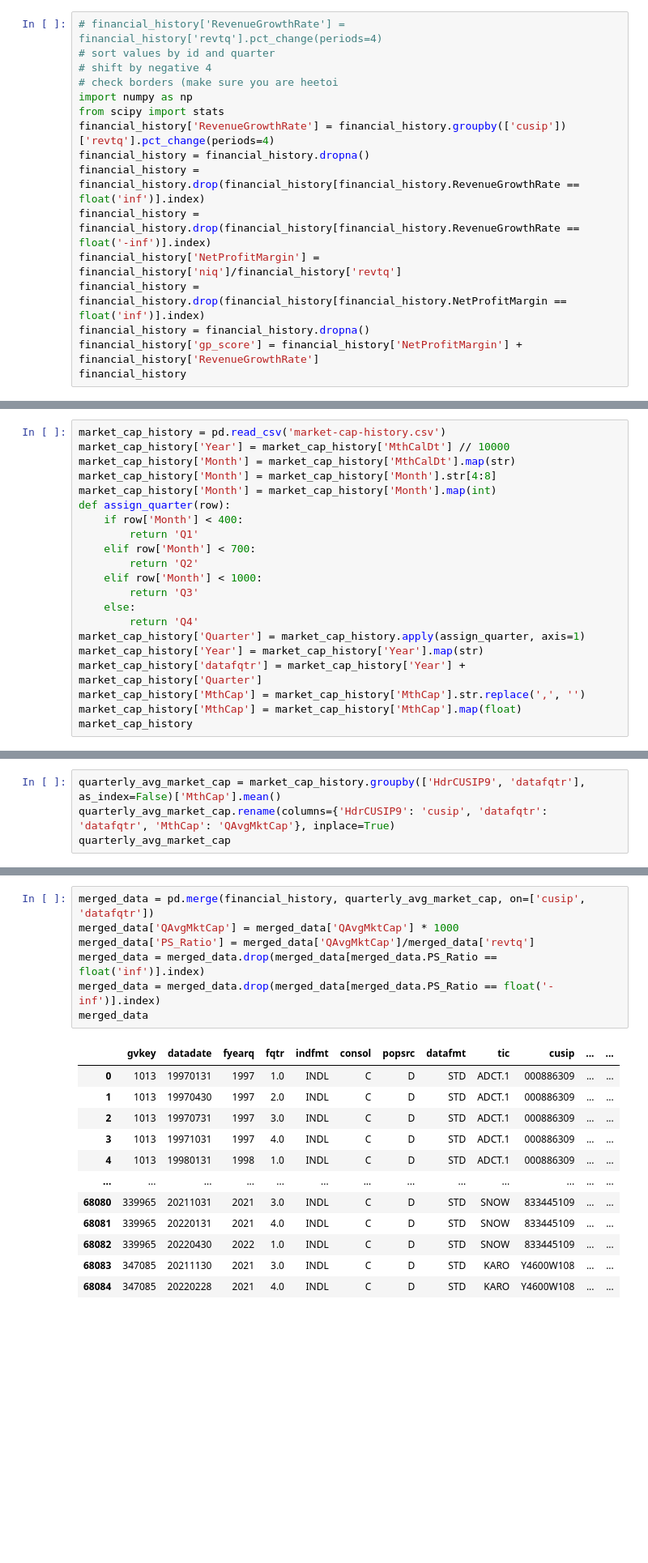
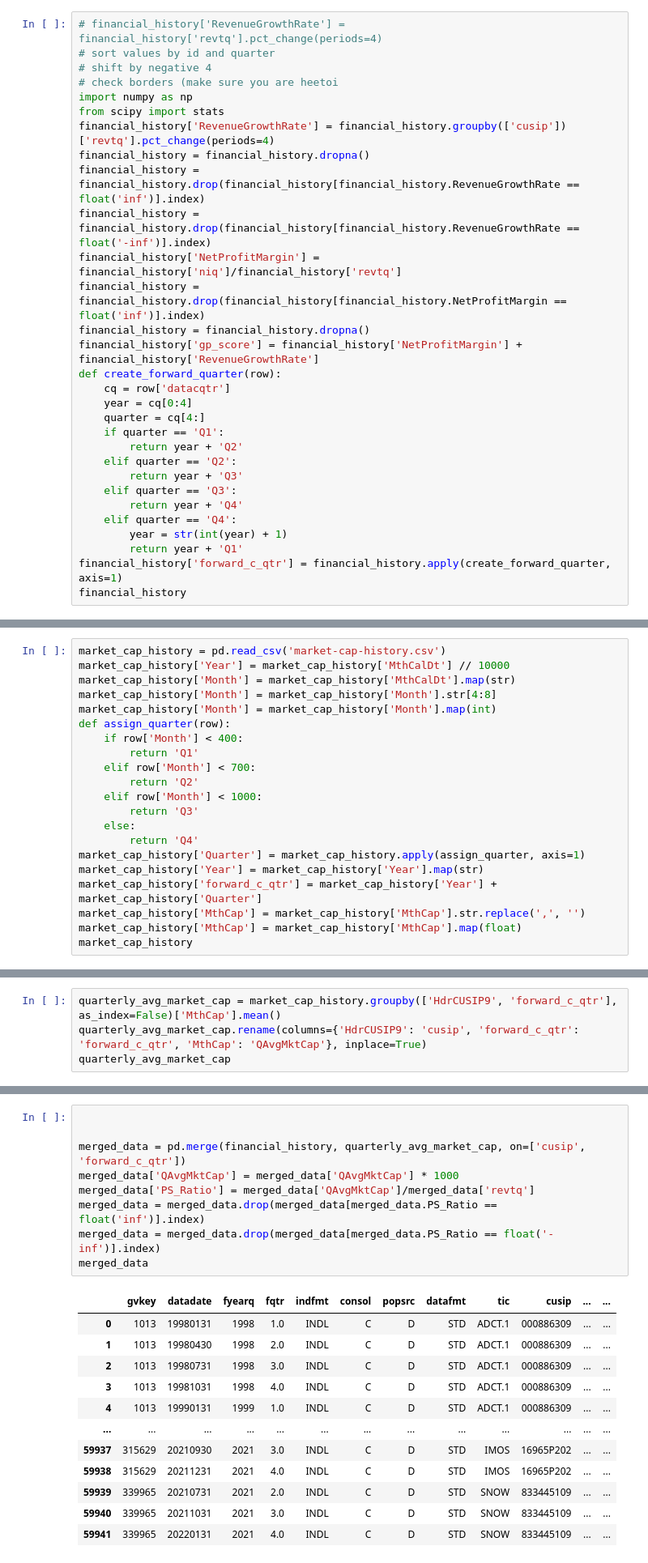
Before and after one commit to bnorman21/big-data-finance-final-project, a Jupyter notebook: finalproject.ipynb, the cells around one changed output, grey strips where cells are left out. Shown: that part at 81% size. Cells and saved outputs as stored; diff of their text form; blank space fills up the shorter version.

```diff
--- a/finalproject.ipynb
+++ b/finalproject.ipynb
@@ -34,6 +34,20 @@ financial_history['NetProfitMargin'] = financial_history['niq']/financial_histor
 financial_history = financial_history.drop(financial_history[financial_history.NetProfitMargin == float('inf')].index)
 financial_history = financial_history.dropna()
 financial_history['gp_score'] = financial_history['NetProfitMargin'] + financial_history['RevenueGrowthRate']
+def create_forward_quarter(row):
+    cq = row['datacqtr']
+    year = cq[0:4]
+    quarter = cq[4:]
+    if quarter == 'Q1':
+        return year + 'Q2'
+    elif quarter == 'Q2':
+        return year + 'Q3'
+    elif quarter == 'Q3':
+        return year + 'Q4'
+    elif quarter == 'Q4':
+        year = str(int(year) + 1)
+        return year + 'Q1'
+financial_history['forward_c_qtr'] = financial_history.apply(create_forward_quarter, axis=1)
 financial_history
 # %% [output]
 |  | gvkey | datadate | fyearq | fqtr | indfmt | consol | popsrc | datafmt | tic | cusip | ... | ... |
@@ -66,7 +80,7 @@ def assign_quarter(row):
         return 'Q4'
 market_cap_history['Quarter'] = market_cap_history.apply(assign_quarter, axis=1)
 market_cap_history['Year'] = market_cap_history['Year'].map(str)
-market_cap_history['datafqtr'] = market_cap_history['Year'] + market_cap_history['Quarter']
+market_cap_history['forward_c_qtr'] = market_cap_history['Year'] + market_cap_history['Quarter']
 market_cap_history['MthCap'] = market_cap_history['MthCap'].str.replace(',', '')
 market_cap_history['MthCap'] = market_cap_history['MthCap'].map(float)
 market_cap_history
@@ -85,7 +99,7 @@ market_cap_history
 | 375535 | 695255109 | PACT | TECH | 20140331 | 550732.32 | 2014 | 331 | Q1 | 2014Q1 |
 375536 rows × 9 columns
 # %%
-quarterly_avg_market_cap = market_cap_history.groupby(['HdrCUSIP9', 'datafqtr'], as_index=False)['MthCap'].mean()
-quarterly_avg_market_cap.rename(columns={'HdrCUSIP9': 'cusip', 'datafqtr': 'datafqtr', 'MthCap': 'QAvgMktCap'}, inplace=True)
+quarterly_avg_market_cap = market_cap_history.groupby(['HdrCUSIP9', 'forward_c_qtr'], as_index=False)['MthCap'].mean()
+quarterly_avg_market_cap.rename(columns={'HdrCUSIP9': 'cusip', 'forward_c_qtr': 'forward_c_qtr', 'MthCap': 'QAvgMktCap'}, inplace=True)
 quarterly_avg_market_cap
 # %% [output]
@@ -103,22 +117,24 @@ quarterly_avg_market_cap
 | 126806 | Y93691106 | 2011Q3 | 925950.000000 |
 126807 rows × 3 columns
 # %%
-merged_data = pd.merge(financial_history, quarterly_avg_market_cap, on=['cusip', 'datafqtr'])
+
+
+merged_data = pd.merge(financial_history, quarterly_avg_market_cap, on=['cusip', 'forward_c_qtr'])
 merged_data['QAvgMktCap'] = merged_data['QAvgMktCap'] * 1000
 merged_data['PS_Ratio'] = merged_data['QAvgMktCap']/merged_data['revtq']
 merged_data = merged_data.drop(merged_data[merged_data.PS_Ratio == float('inf')].index)
 merged_data = merged_data.drop(merged_data[merged_data.PS_Ratio == float('-inf')].index)
 merged_data
 # %% [output]
 |  | gvkey | datadate | fyearq | fqtr | indfmt | consol | popsrc | datafmt | tic | cusip | ... | ... |
-| 0 | 1013 | 19970131 | 1997 | 1.0 | INDL | C | D | STD | ADCT.1 | 000886309 | ... | ... |
-| 1 | 1013 | 19970430 | 1997 | 2.0 | INDL | C | D | STD | ADCT.1 | 000886309 | ... | ... |
-| 2 | 1013 | 19970731 | 1997 | 3.0 | INDL | C | D | STD | ADCT.1 | 000886309 | ... | ... |
-| 3 | 1013 | 19971031 | 1997 | 4.0 | INDL | C | D | STD | ADCT.1 | 000886309 | ... | ... |
-| 4 | 1013 | 19980131 | 1998 | 1.0 | INDL | C | D | STD | ADCT.1 | 000886309 | ... | ... |
+| 0 | 1013 | 19980131 | 1998 | 1.0 | INDL | C | D | STD | ADCT.1 | 000886309 | ... | ... |
+| 1 | 1013 | 19980430 | 1998 | 2.0 | INDL | C | D | STD | ADCT.1 | 000886309 | ... | ... |
+| 2 | 1013 | 19980731 | 1998 | 3.0 | INDL | C | D | STD | ADCT.1 | 000886309 | ... | ... |
+| 3 | 1013 | 19981031 | 1998 | 4.0 | INDL | C | D | STD | ADCT.1 | 000886309 | ... | ... |
+| 4 | 1013 | 19990131 | 1999 | 1.0 | INDL | C | D | STD | ADCT.1 | 000886309 | ... | ... |
 | ... | ... | ... | ... | ... | ... | ... | ... | ... | ... | ... | ... | ... |
-| 68080 | 339965 | 20211031 | 2021 | 3.0 | INDL | C | D | STD | SNOW | 833445109 | ... | ... |
-| 68081 | 339965 | 20220131 | 2021 | 4.0 | INDL | C | D | STD | SNOW | 833445109 | ... | ... |
-| 68082 | 339965 | 20220430 | 2022 | 1.0 | INDL | C | D | STD | SNOW | 833445109 | ... | ... |
-| 68083 | 347085 | 20211130 | 2021 | 3.0 | INDL | C | D | STD | KARO | Y4600W108 | ... | ... |
-| 68084 | 347085 | 20220228 | 2021 | 4.0 | INDL | C | D | STD | KARO | Y4600W108 | ... | ... |
+| 59937 | 315629 | 20210930 | 2021 | 3.0 | INDL | C | D | STD | IMOS | 16965P202 | ... | ... |
+| 59938 | 315629 | 20211231 | 2021 | 4.0 | INDL | C | D | STD | IMOS | 16965P202 | ... | ... |
+| 59939 | 339965 | 20210731 | 2021 | 2.0 | INDL | C | D | STD | SNOW | 833445109 | ... | ... |
+| 59940 | 339965 | 20211031 | 2021 | 3.0 | INDL | C | D | STD | SNOW | 833445109 | ... | ... |
+| 59941 | 339965 | 20220131 | 2021 | 4.0 | INDL | C | D | STD | SNOW | 833445109 | ... | ... |
```
Also changed, not shown: parts of 8 cells of this notebook.
